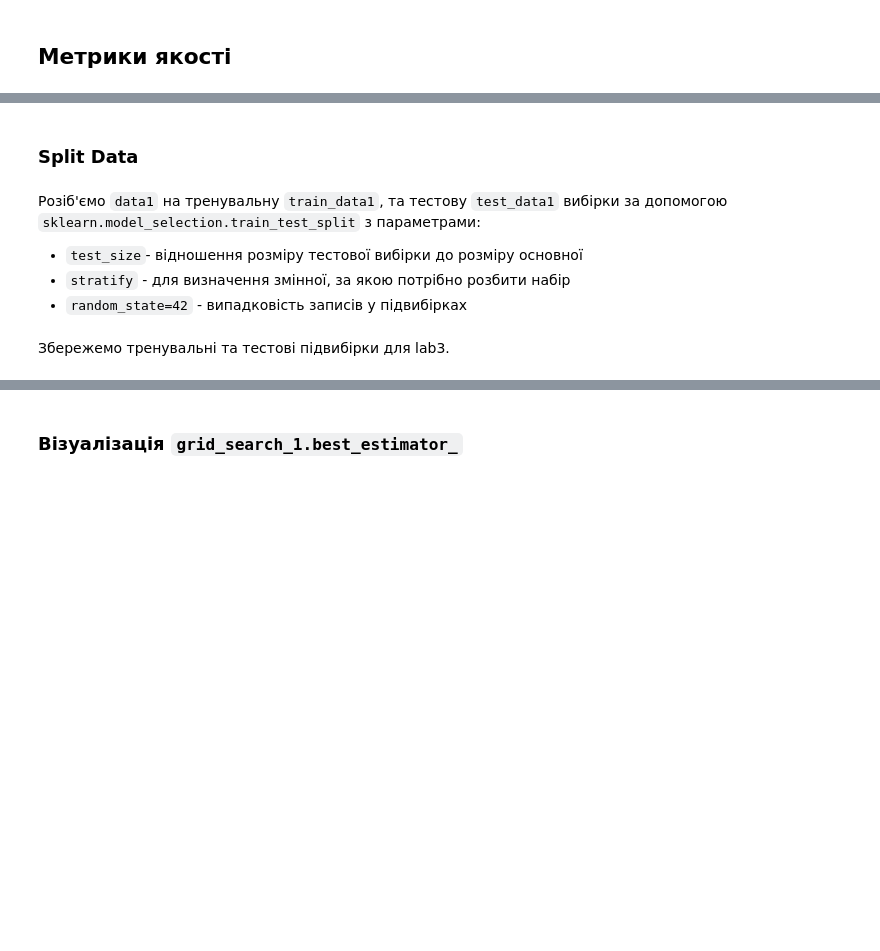
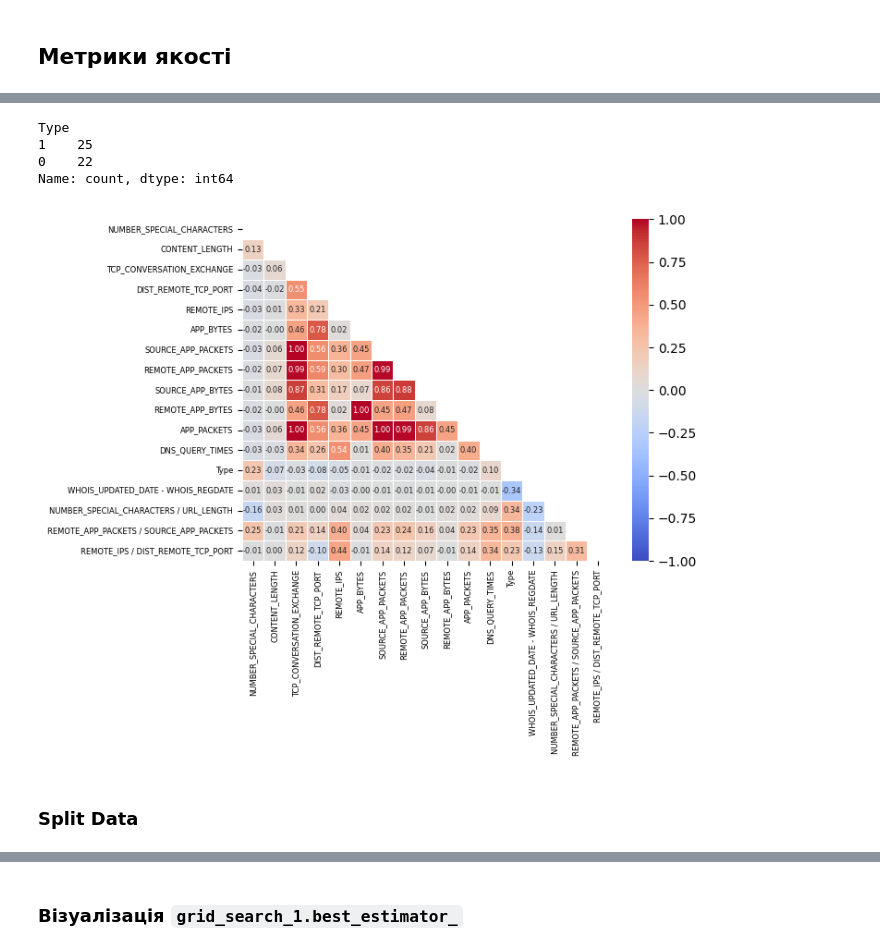
Before and after one commit to 18yevhenii/iad, a Jupyter notebook: lab2/lab2.ipynb, the cells around one changed output, grey strips where cells are left out. Saved outputs shown, nothing was run; the diff lists cells and outputs as text; code cells hidden in the pictures; blank space fills up the shorter version.

```diff
--- a/lab2/lab2.ipynb
+++ b/lab2/lab2.ipynb
@@ -170,0 +177,22 @@ data1.reset_index(drop=True, inplace=True)
+# %%
+websites["WHOIS_REGDATE"] = pd.to_datetime(websites["WHOIS_REGDATE"],format="mixed", dayfirst=True,errors='coerce',utc=True)
+websites["WHOIS_UPDATED_DATE"] = pd.to_datetime(websites["WHOIS_UPDATED_DATE"],format="mixed", dayfirst=True,errors='coerce',utc=True)
+websites["WHOIS_UPDATED_DATE - WHOIS_REGDATE"] = (websites["WHOIS_UPDATED_DATE"] - websites["WHOIS_REGDATE"]).dt.total_seconds() / 3600
+
+websites["NUMBER_SPECIAL_CHARACTERS / URL_LENGTH"] = websites["NUMBER_SPECIAL_CHARACTERS"] / (websites["URL_LENGTH"] + 1)
+websites["REMOTE_APP_PACKETS / SOURCE_APP_PACKETS"] = websites["REMOTE_APP_PACKETS"] / (websites["SOURCE_APP_PACKETS"] + 1)
+websites["REMOTE_IPS / DIST_REMOTE_TCP_PORT"] = websites["REMOTE_IPS"] / (websites["DIST_REMOTE_TCP_PORT"] + 1)
+# %%
+websites.drop(
+    columns=[
+        "URL_LENGTH",
+        "URL",
+        "WHOIS_REGDATE",
+        "WHOIS_UPDATED_DATE",
+        "WHOIS_STATEPRO",
+        "WHOIS_COUNTRY",
+        "SERVER",
+        "CHARSET"
+    ],
+    inplace=True
+)
@@ -170,0 +201,7 @@ data1.reset_index(drop=True, inplace=True)
+# %%
+websites[websites.drop(columns="Type").duplicated()].Type.value_counts()
+# %% [output]
+Type
+1    25
+0    22
+Name: count, dtype: int64
@@ -170,0 +210,18 @@ data1.reset_index(drop=True, inplace=True)
+# %%
+# plt.figure(figsize=(16, 8))
+mask = np.triu(np.ones_like( websites.corr(), dtype=bool))
+_ = sns.heatmap(
+    websites.corr(),
+    annot=True,
+    fmt=".2f",
+    cmap="coolwarm",
+    linewidths=0.5,
+    annot_kws={"size": 6},
+    mask=mask,
+    vmin=-1, vmax=1
+)
+
+_ = plt.xticks(fontsize=6)  # Поворот підписів X для кращого вигляду
+_ = plt.yticks(fontsize=6)
+# %% [output]
+[figure, added]
@@ -171,8 +237,3 @@ data1.reset_index(drop=True, inplace=True)
 # %% [markdown]
 ### Split Data
-# %% [markdown]
-Розіб'ємо `data1` на тренувальну `train_data1`, та тестову `test_data1` вибірки за допомогою `sklearn.model_selection.train_test_split` з параметрами:
-* `test_size`- відношення розміру тестової вибірки до розміру основної
-* `stratify` - для визначення змінної, за якою потрібно розбити набір
-* `random_state=42` - випадковість записів у підвибірках
 # %%
@@ -184,3 +245 @@ train_data1, test_data1 = train_test_split(
 )
-# %% [markdown]
-Збережемо тренувальні та тестові підвибірки для lab3.
```
Also changed, not shown: parts of 83 cells of this notebook, 17 other files.
